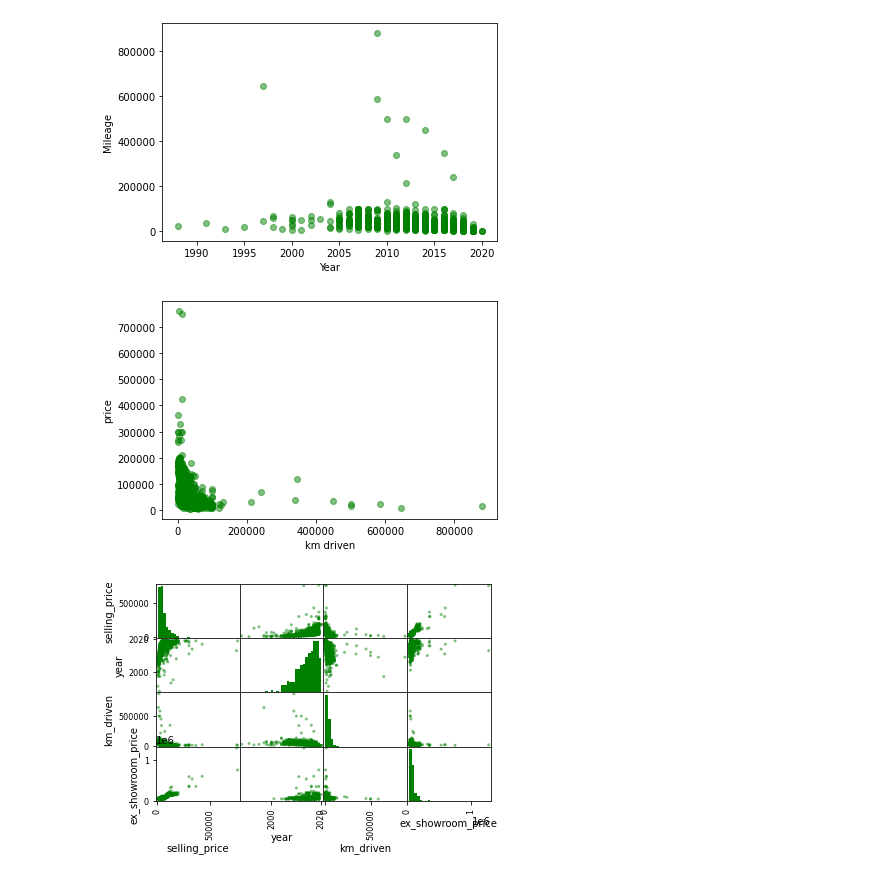
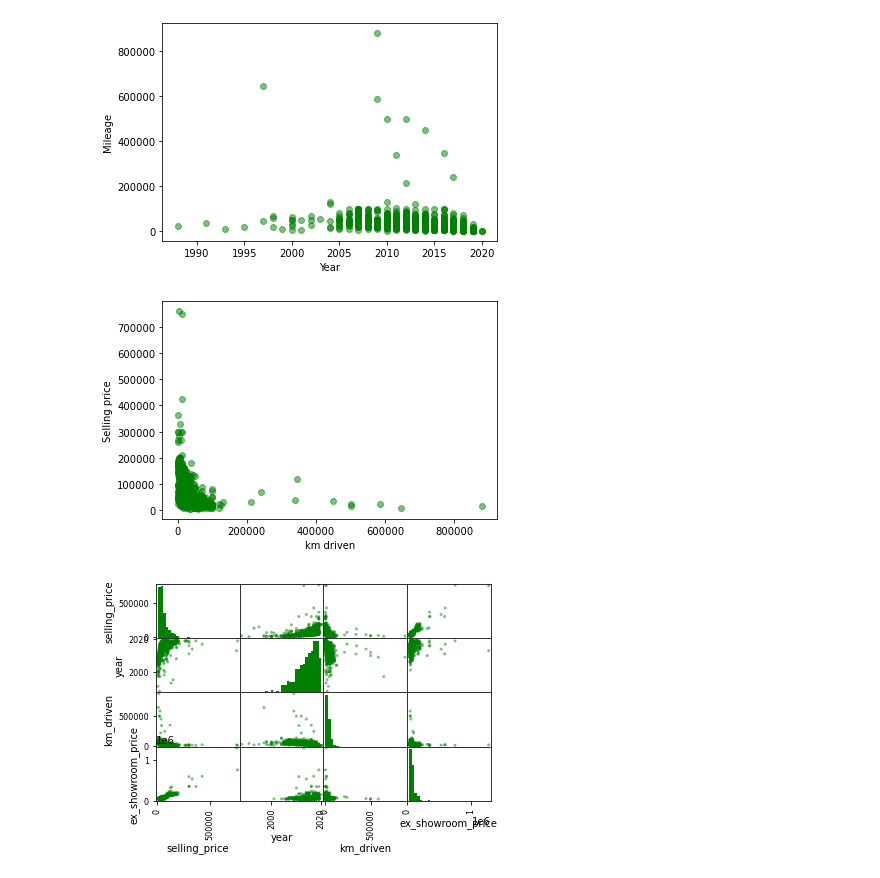
Before and after one commit to peshekhodko/ST590-Project1, a Jupyter notebook: Project1.ipynb, the cells around one changed output. Cells and saved outputs as stored; diff of their text form; code cells hidden in the pictures.

```diff
--- a/Project1.ipynb
+++ b/Project1.ipynb
@@ -107,11 +143,11 @@ plt.close()
 # %%
 plt.scatter(data.km_driven, data.selling_price, color = "green", alpha = 0.5)
 plt.xlabel("km driven")
-plt.ylabel("price")
+plt.ylabel("Selling price")
 plt.show()
 plt.close()
 # %% [output]
-[figure, old version]
+[figure, new version]
 # %%
 pd.plotting.scatter_matrix(data, color="green", hist_kwds={'bins':30, 'color':'green'})
 plt.show()
```
Also changed, not shown: parts of 31 cells of this notebook.
